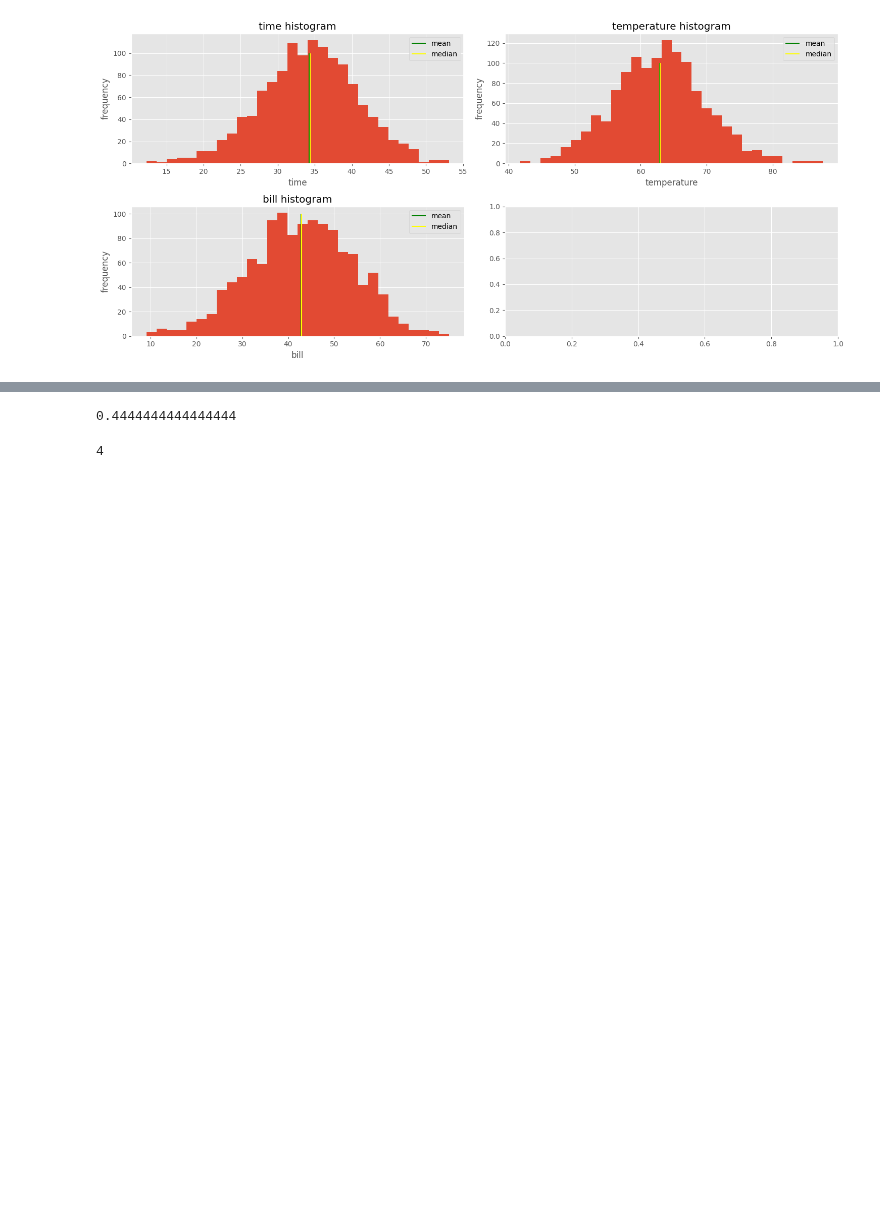
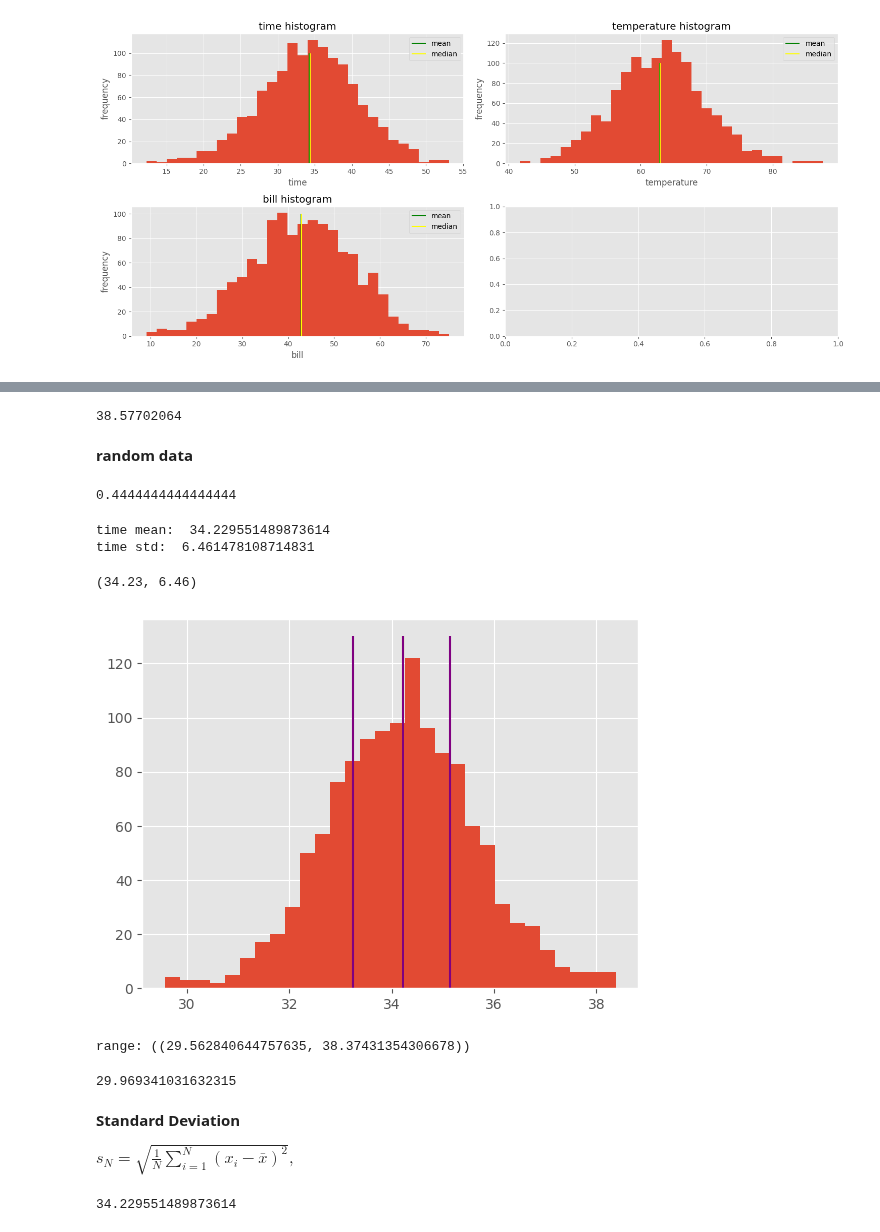
Before and after one commit to Manish-Kumar-9782/Tutorials-, a Jupyter notebook: Python DataScience/matplotlib.ipynb, the cells around one changed output, grey strips where cells are left out. Saved outputs shown, nothing was run; the diff lists cells and outputs as text; code cells hidden in the pictures; blank space fills up the shorter version.

```diff
--- a/Python DataScience/matplotlib.ipynb
+++ b/Python DataScience/matplotlib.ipynb
@@ -183 +202,7 @@ dx =   [-3,-2,-4,-1,0,2,3,4,5]
+# %%
+np.percentile(df.time.sort_values(), 75)
+# %% [output]
+38.57702064
+# %% [markdown]
+**random data**
 # %%
@@ -185,6 +211,37 @@ sum(dx)/len(dx)
 # %% [output]
 0.4444444444444444
 # %%
-sum(dx)
+print("time mean: ", df.time.mean())
+print("time std: ", df.time.std())
 # %% [output]
-4
+time mean:  34.229551489873614
+time std:  6.461478108714831
+# %%
+_mean = round(df.time.mean(), 2)
+_std = round(df.time.std(), 2)
+# %%
+_mean, _std
+# %% [output]
+(34.23, 6.46)
+# %%
+random_data =  np.random.normal(_mean, _std-5, 1266)
+plt.hist(random_data, bins=30)
+plt.vlines(_mean, 0, 130, color='yellow')
+
+pcts = [np.percentile(random_data, i) for i in [25, 50, 75]]
+
+plt.vlines(pcts, 0, 130, color='purple')
+plt.show()
+
+print(f"range: ({random_data.min(), random_data.max()})")
+# %% [output]
+[figure, added]
+range: ((29.562840644757635, 38.37431354306678))
+# %%
+np.percentile(random_data, 25)
+# %% [output]
+29.969341031632315
+# %% [markdown]
+**Standard Deviation**
+
+ ${\displaystyle s_{N}={\sqrt {{\frac {1}{N}}\sum _{i=1}^{N}\left(x_{i}-{\bar {x}}\right)^{2}}},}$
@@ -190,0 +251,5 @@ sum(dx)
+# %%
+# here _mean is our x_bar value.
+_mean
+# %% [output]
+34.229551489873614
```
Also changed, not shown: parts of 12 cells of this notebook.
